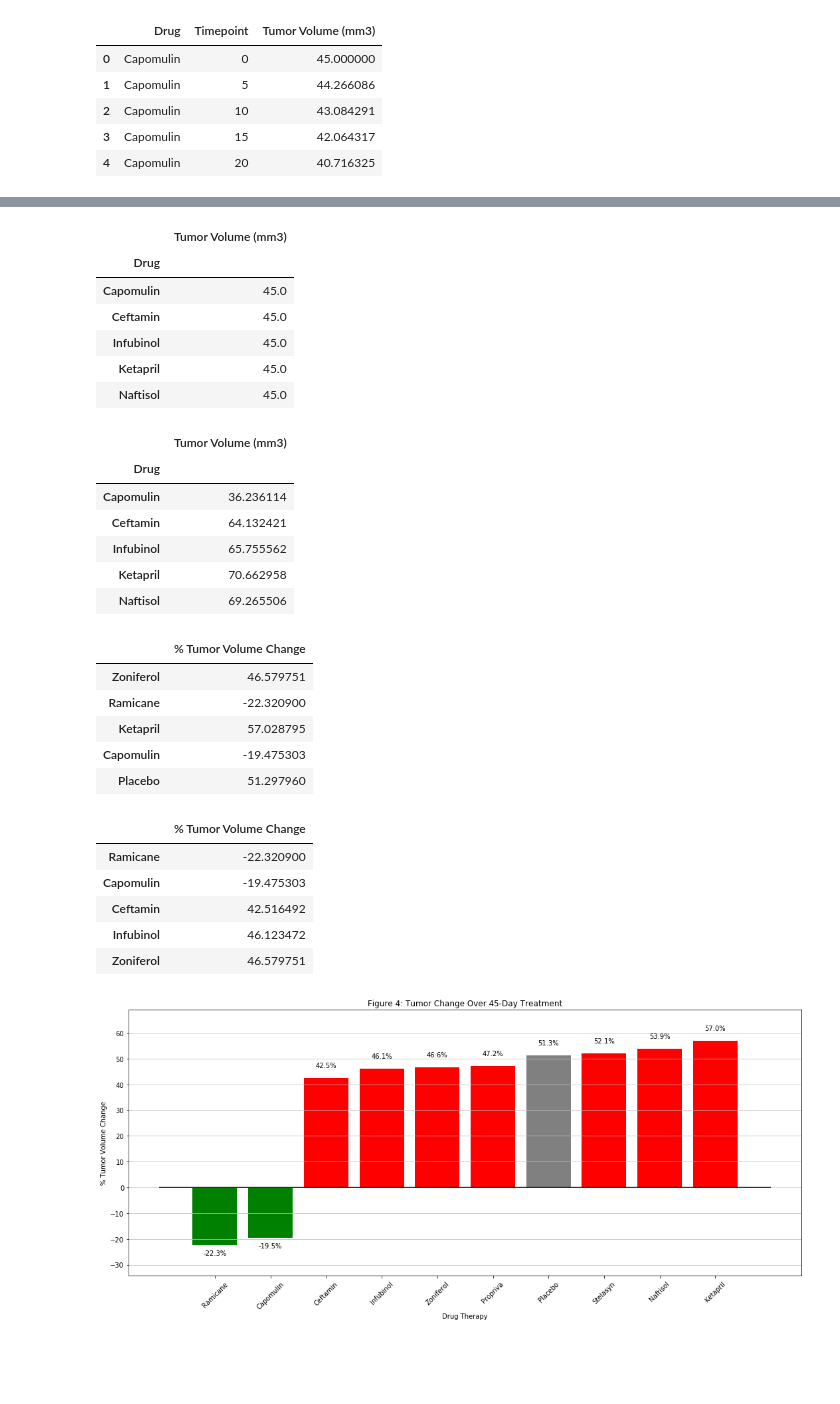
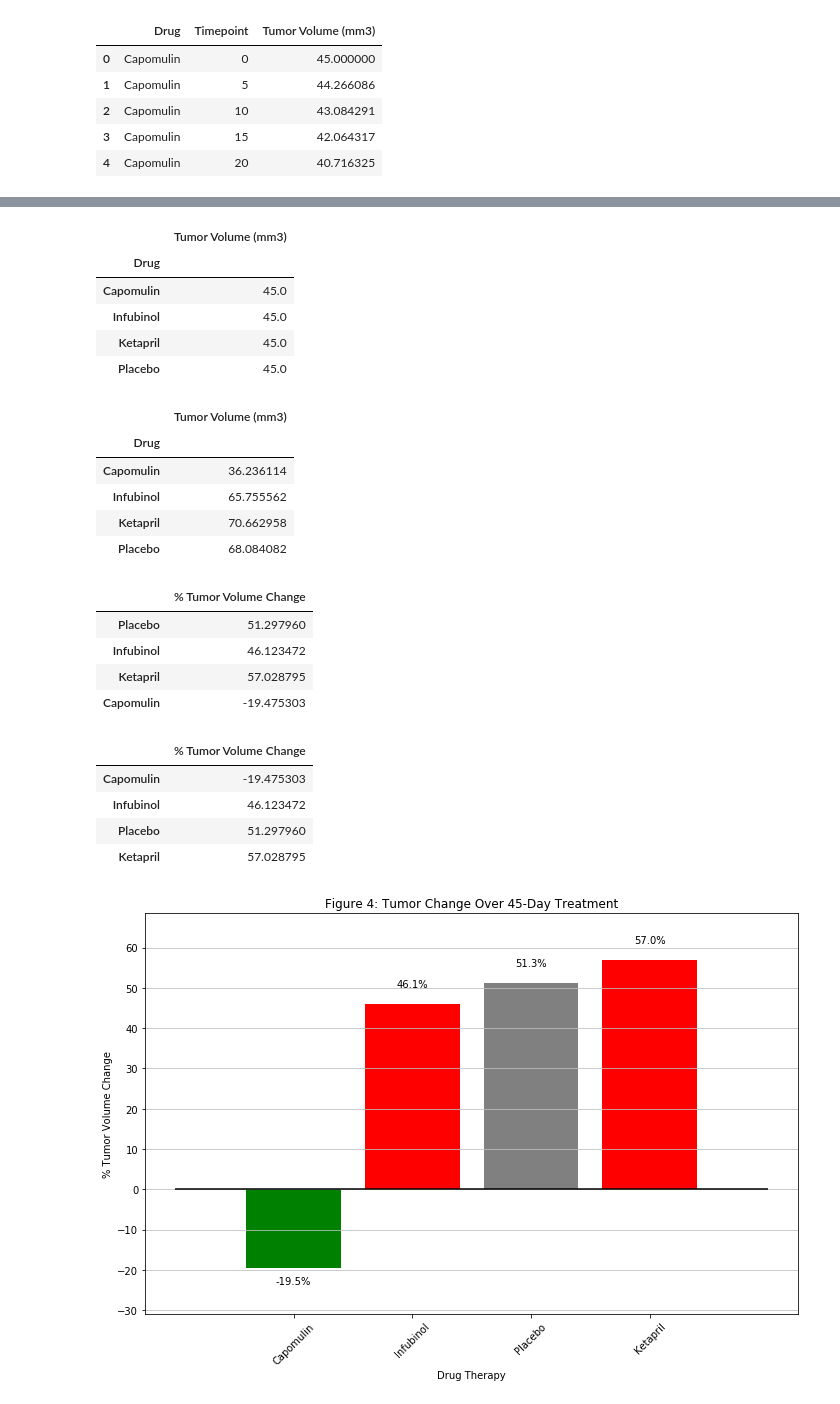
Before and after one commit to daddyjab/PythonAssignments, a Jupyter notebook: Pymaceuticals/pymaceuticals_starter-jb.ipynb, the cells around one changed output, grey strips where cells are left out. Saved outputs shown, nothing was run; the diff lists cells and outputs as text; code cells hidden in the pictures; blank space fills up the shorter version.

Commit message:
Re-read objectives - modified code to focus on only 4 indicated drugs

```diff
--- a/Pymaceuticals/pymaceuticals_starter-jb.ipynb
+++ b/Pymaceuticals/pymaceuticals_starter-jb.ipynb
@@ -31,3 +39,8 @@ md_df.head()
 | 2 | a492 | Stelasyn |
 | 3 | w540 | Stelasyn |
 | 4 | v764 | Stelasyn |
+# %%
+# This analysis is focused on only 4 drugs, so keep only those results
+drug_list = ['Capomulin', 'Infubinol', 'Ketapril', 'Placebo']
+md_c_df = md_df.loc[ [ (x in drug_list) for x in md_df['Drug'] ] ].reset_index(drop=True)
+md_c_df.head()
@@ -61,5 +61,0 @@ md_df.loc[ md_df['Mouse ID']=='g989' ]
-# %%
-# OK, let's drop duplicate Mouse IDs, which will eliminate Mouse ID 'g989'
-# Store the result in a new Mouse Drug Data "corrected" dataframe
-md_c_df = md_df.drop_duplicates(subset='Mouse ID', keep=False)
-md_c_df.head()
@@ -455,10 +438,9 @@ start_val_df.head()
 |  | Tumor Volume (mm3) |
 | Drug |  |
 | Capomulin | 45.0 |
-| Ceftamin | 45.0 |
 | Infubinol | 45.0 |
 | Ketapril | 45.0 |
-| Naftisol | 45.0 |
+| Placebo | 45.0 |
 # %%
 # Find the mean tumor volume at the end of the clinical trials
 end_val_df = (mean_dt_df[ mean_dt_df['Timepoint'] ==
@@ -468,10 +450,9 @@ end_val_df.head()
 |  | Tumor Volume (mm3) |
 | Drug |  |
 | Capomulin | 36.236114 |
-| Ceftamin | 64.132421 |
 | Infubinol | 65.755562 |
 | Ketapril | 70.662958 |
-| Naftisol | 69.265506 |
+| Placebo | 68.084082 |
 # %%
 # Calculate the % Tumor Volume Change
 # end_val_df['Tumor Volume (mm3)'] - start_val_df['Tumor Volume (mm3)']
@@ -479,25 +460,23 @@ chg_df['% Tumor Volume Change'] = 100.0 * ( end_val_df - start_val_df ) / start_
 chg_df.head()
 # %% [output]
 |  | % Tumor Volume Change |
-| Zoniferol | 46.579751 |
-| Ramicane | -22.320900 |
+| Placebo | 51.297960 |
+| Infubinol | 46.123472 |
 | Ketapril | 57.028795 |
 | Capomulin | -19.475303 |
-| Placebo | 51.297960 |
 # %%
 # Sort the results from low-to-high by % Tumor Volume Change
 chg_df.sort_values(['% Tumor Volume Change'], inplace=True)
 chg_df.head()
 # %% [output]
 |  | % Tumor Volume Change |
-| Ramicane | -22.320900 |
 | Capomulin | -19.475303 |
-| Ceftamin | 42.516492 |
 | Infubinol | 46.123472 |
-| Zoniferol | 46.579751 |
+| Placebo | 51.297960 |
+| Ketapril | 57.028795 |
 # %%
 # Generate the plot
-fig4, ax4 = plt.subplots(figsize=(15,7))
+fig4, ax4 = plt.subplots(figsize=(10,7))
 
 # Generate bars by iterating through each drug
 for d_i in range(len(chg_df.index)):
@@ -523,35 +502,35 @@ for d_i in range(len(chg_df.index)):
 
     # Place the value on this bar
     plt.text(d_i, d_textloc, d_valuetext , ha='center')
 
 plt.xticks(range(len(chg_df.index)), chg_df.index, rotation=45)
 
 # Set the y access limits to add room for the value labels
 y_bot = chg_df['% Tumor Volume Change'].min()
 y_top = chg_df['% Tumor Volume Change'].max()
 y_range = y_top-y_bot
 
 y_bot -= y_range * 0.15
 y_top += y_range * 0.15
 plt.ylim( bottom=y_bot, top=y_top)
 
 # Adjust the tick marks to be more granular
 plt.yticks(np.arange(round(y_bot,-1),round(y_top,-1),step=10))
 
 plt.xlabel("Drug Therapy")
 plt.ylabel("% Tumor Volume Change")
 plt.title("Figure 4: Tumor Change Over 45-Day Treatment")
 
 plt.grid(True, axis='y', color='0.75')
 # plt.legend(loc="best")
 
 # Add a horizontal line at the y = 0% level
-plt.hlines(y=0, xmin=-1, xmax=10)
+plt.hlines(y=0, xmin=-1, xmax=len(chg_df.index))
 
 plt.tight_layout()
 plt.show()
 # %% [output]
-[figure, old version]
+[figure, new version]
 # %%
 # Save the Figure
 fig4.savefig("results\Survival During Treatment (Figure 4)")
```
Also changed, not shown: parts of 17 cells of this notebook, 4 other files.
